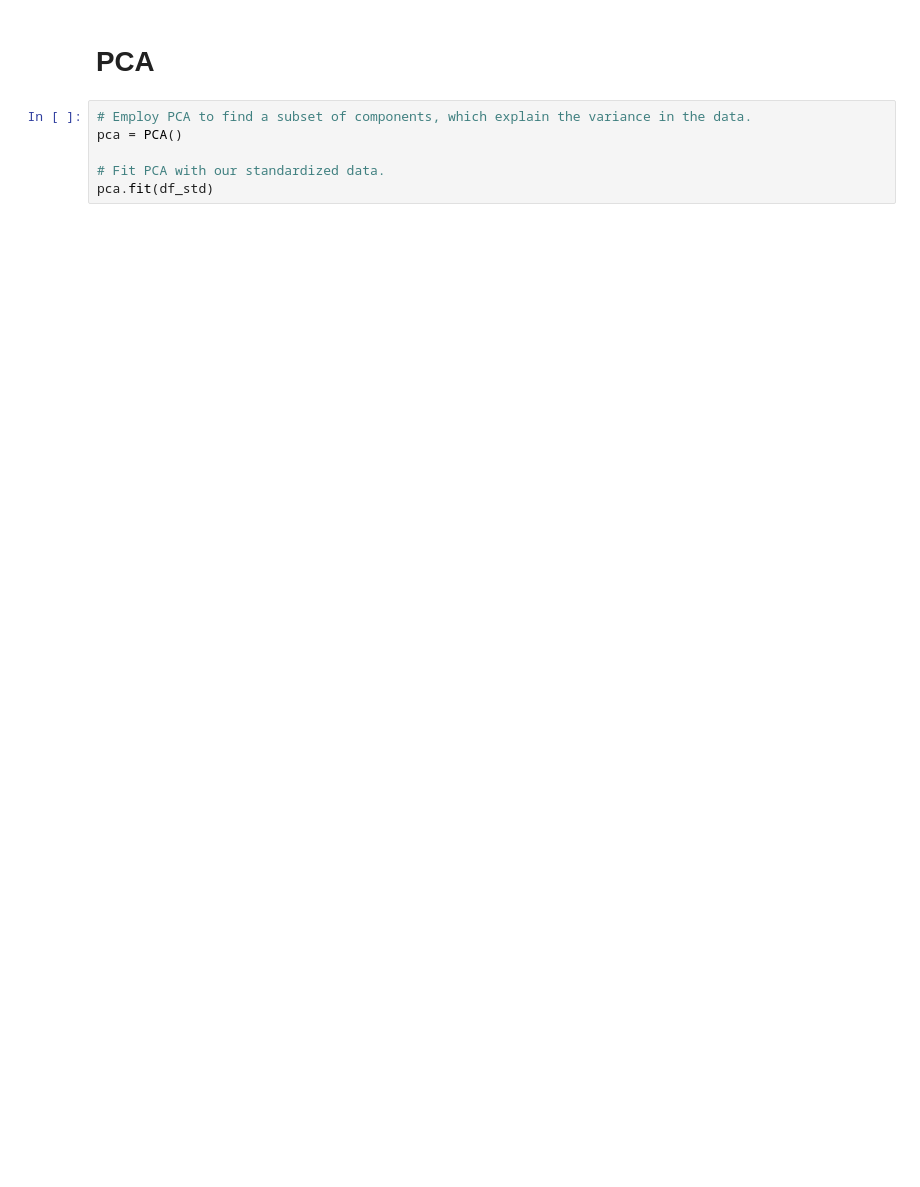
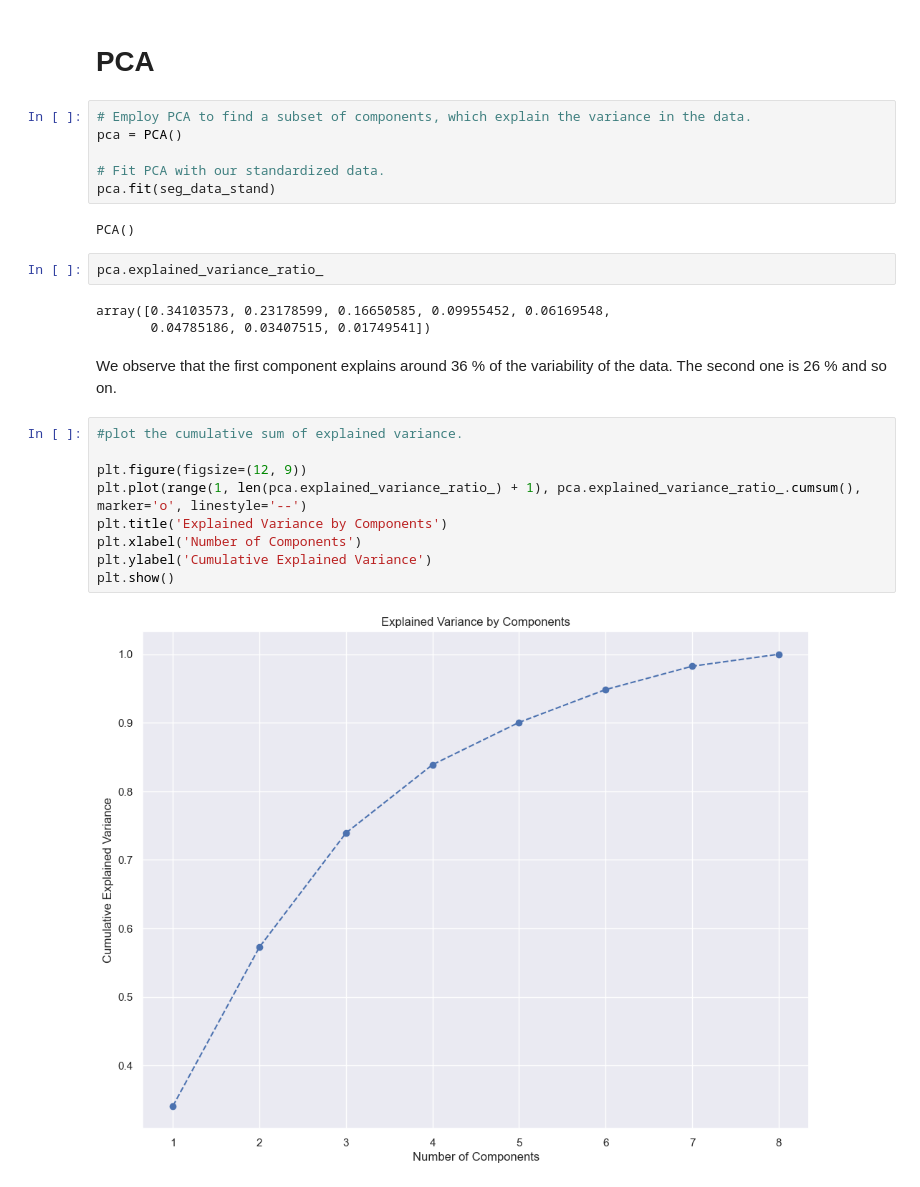
Before and after one commit to kennyOlakunle/customer_segmentation_using_Python, a Jupyter notebook: segment_ML.ipynb, the cells around one changed output. Cells and saved outputs as stored; diff of their text form; blank space fills up the shorter version.

```diff
--- a/segment_ML.ipynb
+++ b/segment_ML.ipynb
@@ -332,4 +363,24 @@ plt.show()
 pca = PCA()
 
 # Fit PCA with our standardized data.
-pca.fit(df_std)
+pca.fit(seg_data_stand)
+# %% [output]
+PCA()
+# %%
+pca.explained_variance_ratio_
+# %% [output]
+array([0.34103573, 0.23178599, 0.16650585, 0.09955452, 0.06169548,
+       0.04785186, 0.03407515, 0.01749541])
+# %% [markdown]
+We observe that the first component explains around 36 % of the variability of the data. The second one is 26 % and so on.
+# %%
+#plot the cumulative sum of explained variance.
+
+plt.figure(figsize=(12, 9))
+plt.plot(range(1, len(pca.explained_variance_ratio_) + 1), pca.explained_variance_ratio_.cumsum(), marker='o', linestyle='--')
+plt.title('Explained Variance by Components')
+plt.xlabel('Number of Components')
+plt.ylabel('Cumulative Explained Variance')
+plt.show()
+# %% [output]
+[figure, added]
```
Also changed, not shown: parts of 17 cells of this notebook.
